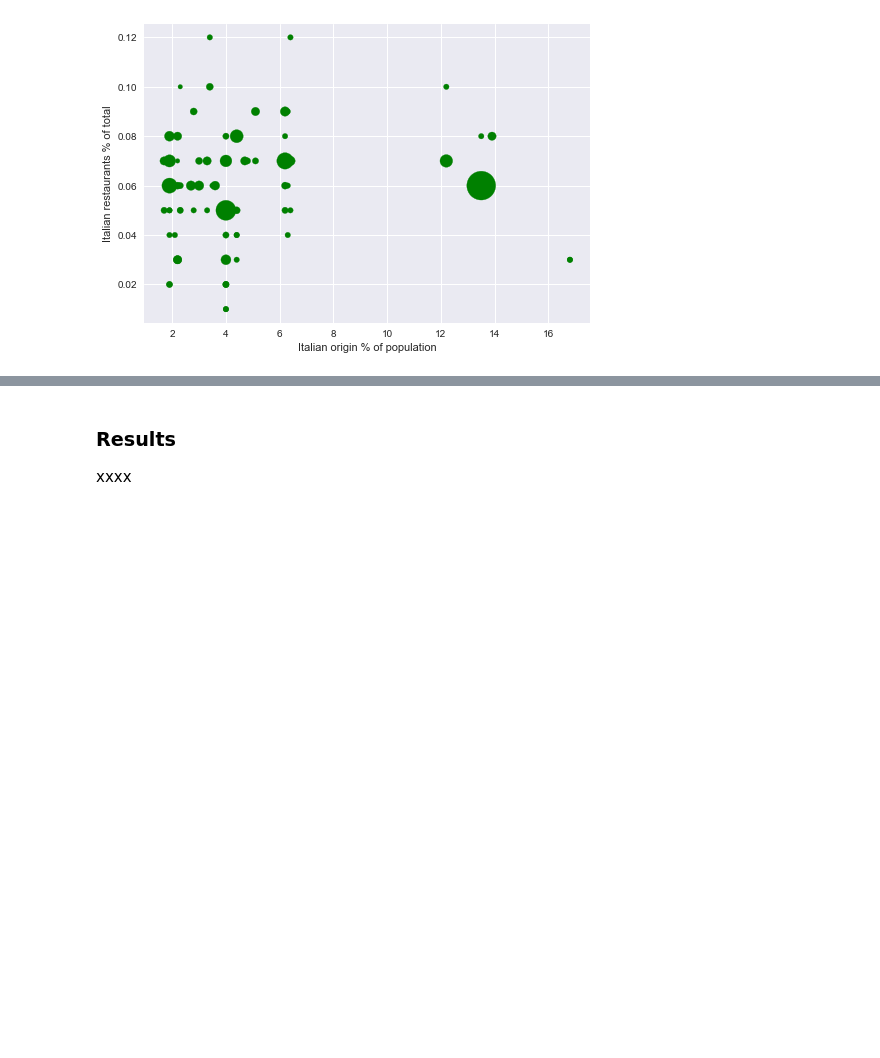
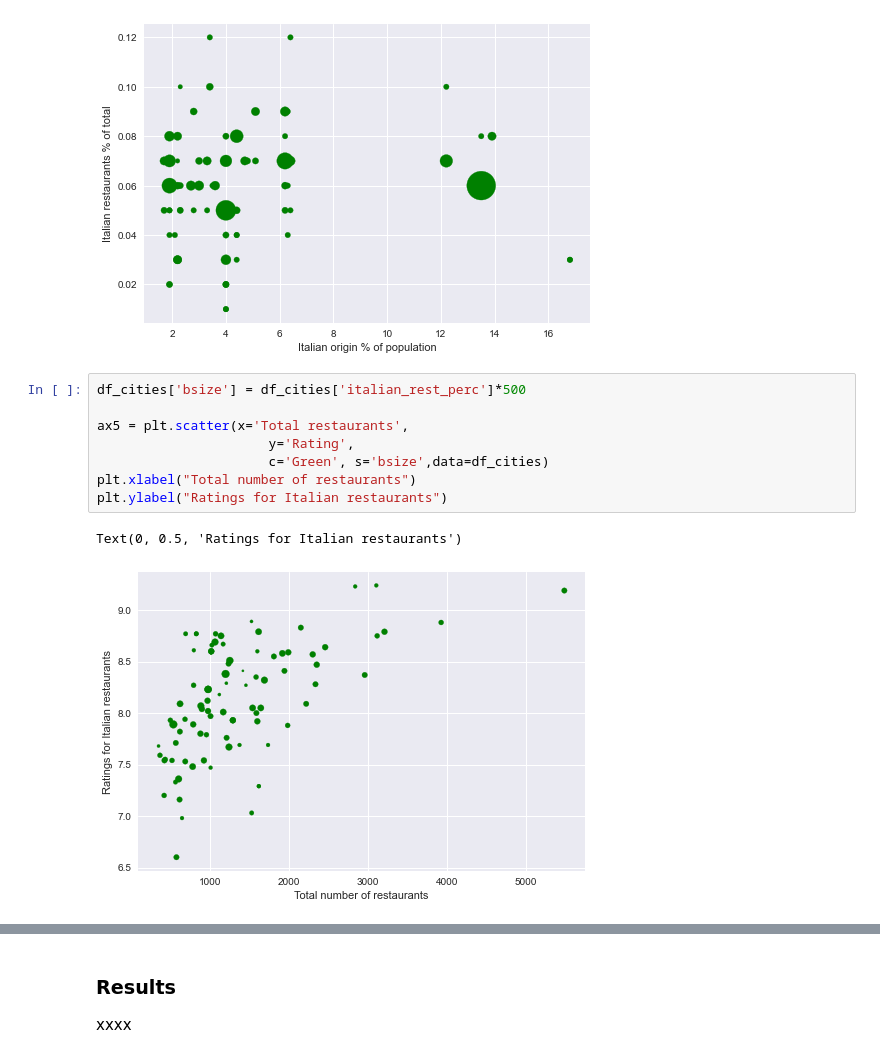
Before and after one commit to idejuan/data_science, a Jupyter notebook: Final_Project_DSPC_w02.ipynb, the cells around one changed output, grey strips where cells are left out. Saved outputs shown, nothing was run; the diff lists cells and outputs as text; blank space fills up the shorter version.

```diff
--- a/Final_Project_DSPC_w02.ipynb
+++ b/Final_Project_DSPC_w02.ipynb
@@ -736,3 +765,14 @@ df_cities[['City','italian_rest_perc','Italian origin','Population']]
 | 86 | Virginia Beach | 0.08 | 4.0 | 0.4 |
 | 87 | Washington | 0.07 | 3.3 | 0.7 |
 [figure]
+# %%
+df_cities['bsize'] = df_cities['italian_rest_perc']*500
+
+ax5 = plt.scatter(x='Total restaurants',
+                      y='Rating',
+                      c='Green', s='bsize',data=df_cities)
+plt.xlabel("Total number of restaurants")
+plt.ylabel("Ratings for Italian restaurants")
+# %% [output]
+Text(0, 0.5, 'Ratings for Italian restaurants')
+[figure, added]
```
Also changed, not shown: parts of 9 cells of this notebook.
